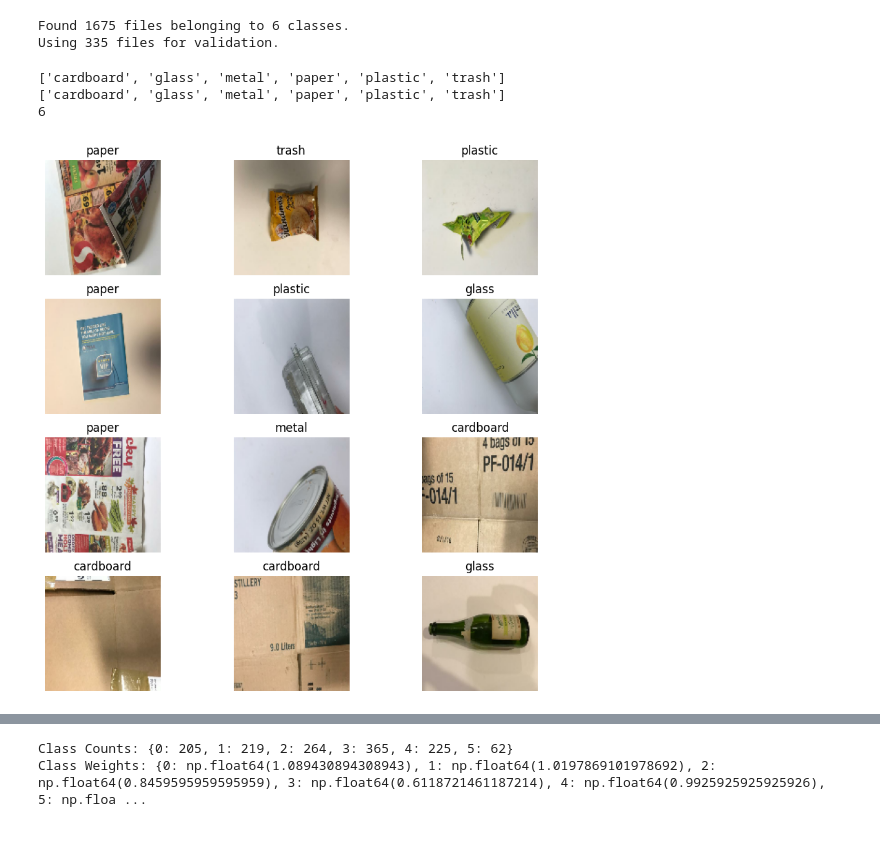
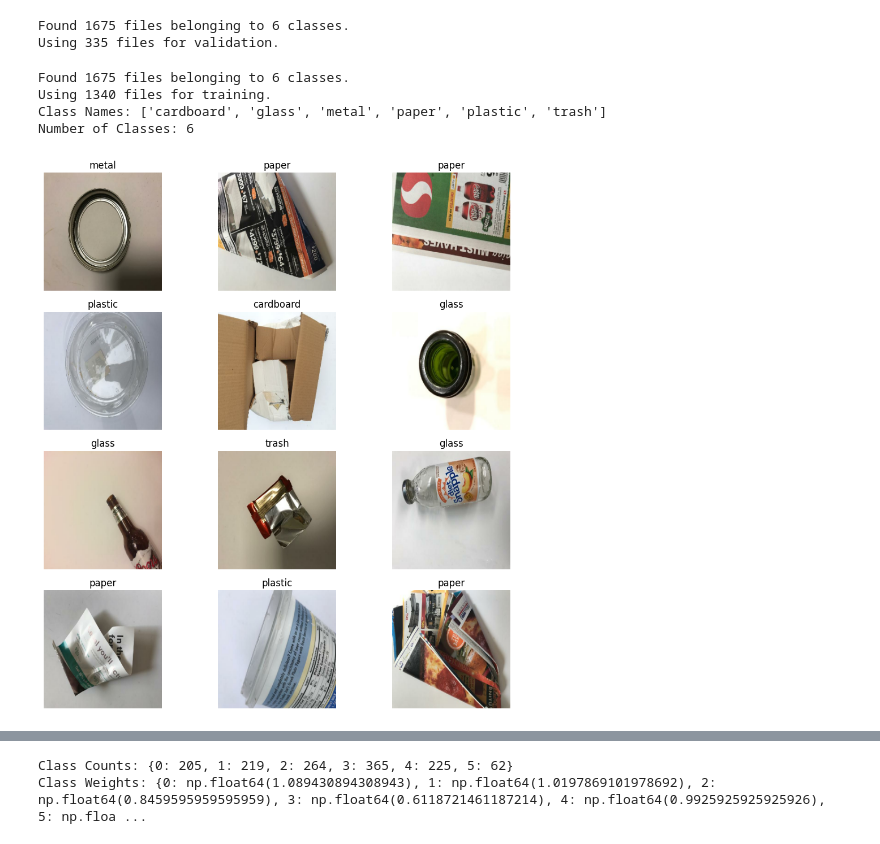
Before and after one commit to shoryaRaghav/AICTE-GarbageClassification-Project, a Jupyter notebook: GarbageClassification.ipynb, the cells around one changed output, grey strips where cells are left out. Cells and saved outputs as stored; diff of their text form; code cells hidden in the pictures.

```diff
--- a/GarbageClassification.ipynb
+++ b/GarbageClassification.ipynb
@@ -15,6 +19,7 @@ import gradio as gr  # Importing Gradio for creating interactive web interfaces
 # %%
 dataset_dir= "TrashType_Image_Dataset"
-image_size = (124, 124)
+image_size = (224, 224)
 batch_size = 32
 seed = 42
+autotune = tf.data.AUTOTUNE
 # %%
@@ -58,24 +63,47 @@ val_dat = val_ds.skip(val_batches // 2)
 # Optimize test dataset by caching and prefetching to improve performance
 test_ds_eval = test_ds.cache().prefetch(tf.data.AUTOTUNE)
 # %%
-print(train_ds.class_names)
-print(val_class)
-print(len(train_ds.class_names))
+# 1. Load the dataset (without cache or prefetch yet)
+raw_train_ds = tf.keras.preprocessing.image_dataset_from_directory(
+    dataset_dir,
+    validation_split=0.2,
+    subset="training",
+    seed=seed,
+    shuffle=True,
+    image_size=image_size,
+    batch_size=batch_size
+)
+
+# 2. Extract class names BEFORE doing anything else
+class_names = raw_train_ds.class_names
+print("Class Names:", class_names)
+print("Number of Classes:", len(class_names))
+
+# 3. Now apply optimizations
+train_ds = raw_train_ds.cache().shuffle(1000).prefetch(autotune)
 # %% [output]
-['cardboard', 'glass', 'metal', 'paper', 'plastic', 'trash']
-['cardboard', 'glass', 'metal', 'paper', 'plastic', 'trash']
-6
+Found 1675 files belonging to 6 classes.
+Using 1340 files for training.
+Class Names: ['cardboard', 'glass', 'metal', 'paper', 'plastic', 'trash']
+Number of Classes: 6
 # %%
 import matplotlib.pyplot as plt
 
+# Display 12 sample images from the training set
 plt.figure(figsize=(10, 10))
+
+# Take a single batch from the dataset
 for images, labels in train_ds.take(1):
-  for i in range(12):
-    ax = plt.subplot(4, 3, i + 1)
-    plt.imshow(images[i].numpy().astype("uint8"))
-    plt.title(train_ds.class_names[labels[i]])
-    plt.axis("off")
+    num_images = min(12, len(images))  # Ensure we don't exceed batch size
+    for i in range(num_images):
+        ax = plt.subplot(4, 3, i + 1)
+        plt.imshow(images[i].numpy().astype("uint8"))
+        plt.title(class_names[labels[i]])
+        plt.axis("off")
+
+plt.tight_layout()
+plt.show()
 # %% [output]
-[figure, old version]
+[figure, new version]
 # %%
 def count_distribution(dataset, class_names):
```
Also changed, not shown: parts of 25 cells of this notebook.
